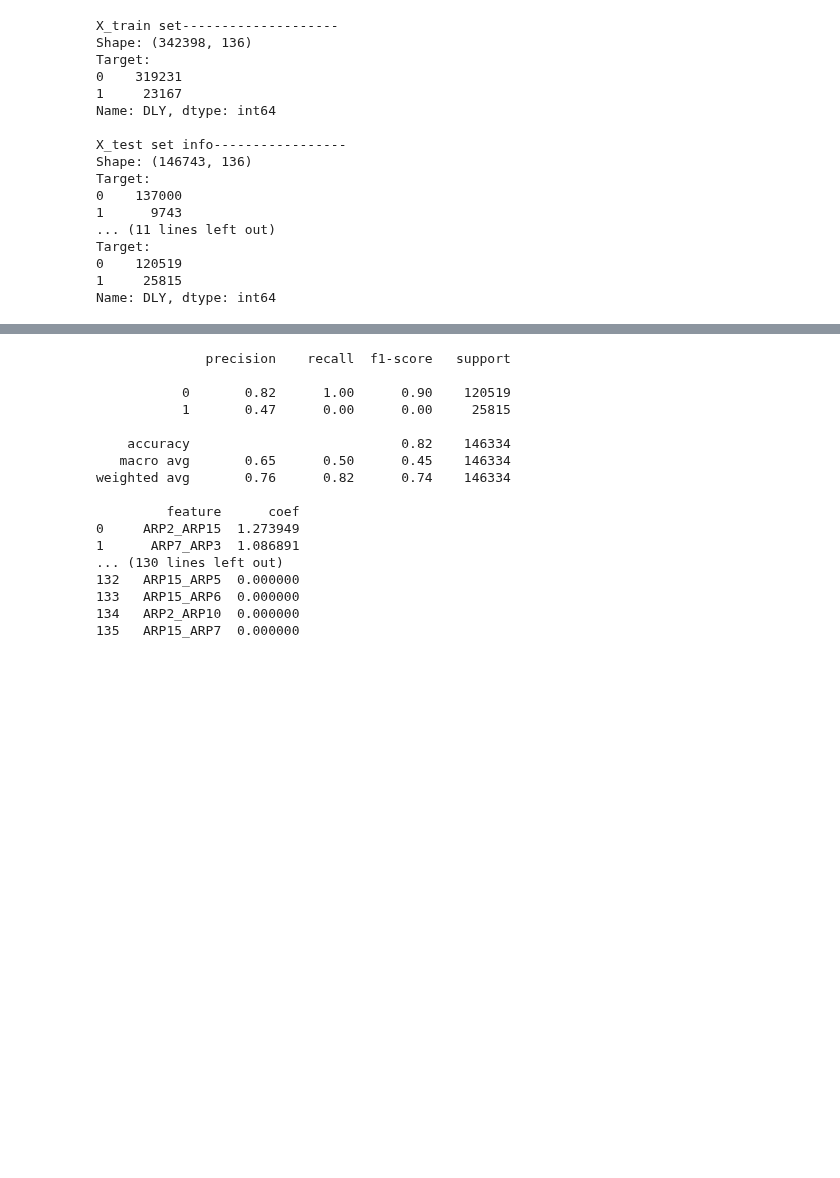
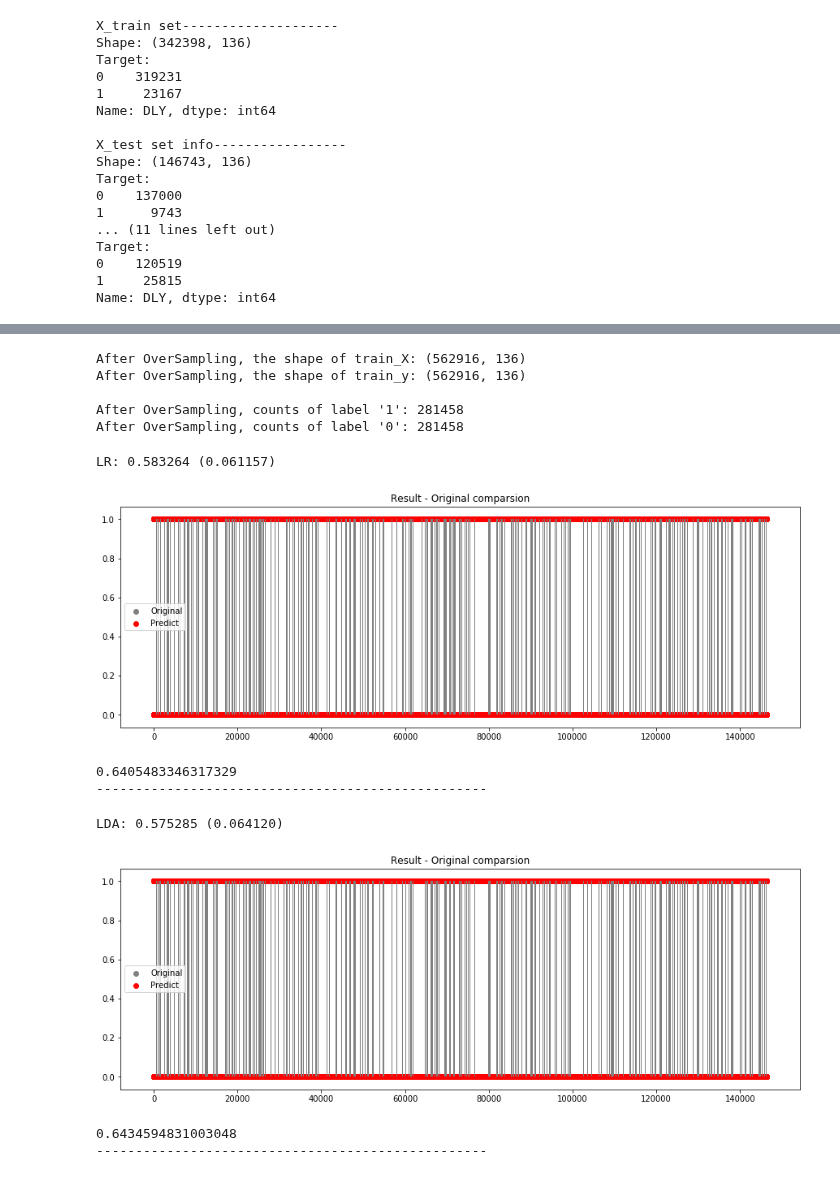
Before and after one commit to KimDoubleB/DelayPrediction, a Jupyter notebook: bb/model.ipynb, the cells around one changed output, grey strips where cells are left out. Saved outputs shown, nothing was run; the diff lists cells and outputs as text; code cells hidden in the pictures; blank space fills up the shorter version.

Commit message:
Run multiple model
A와 D를 나눈 후 여러가지 모델을 실행 가능
(Skew data처리 위한 SMOTE 사용 가능)

```diff
--- a/bb/model.ipynb
+++ b/bb/model.ipynb
@@ -348,6 +347,26 @@ Target:
 0    120519
 1     25815
 Name: DLY, dtype: int64
+# %%
+def imbalance (X_train, y_train):
+
+    from sklearn.datasets import make_classification
+    from sklearn.decomposition import PCA
+    from imblearn.over_sampling import SMOTE
+
+    # 모델설정
+    sm = SMOTE(ratio='auto', kind='regular')
+
+    # train데이터를 넣어 복제함
+    X_resampled, y_resampled = sm.fit_sample(X_train,list(y_train))
+
+    print('After OverSampling, the shape of train_X: {}'.format(X_resampled.shape))
+    print('After OverSampling, the shape of train_y: {} \n'.format(X_resampled.shape))
+
+    print("After OverSampling, counts of label '1': {}".format(sum(y_resampled==1)))
+    print("After OverSampling, counts of label '0': {}".format(sum(y_resampled==0)))
+
+    return [X_resampled, y_resampled]
 # %%
 ############# 변수 중요도 섹션
 def feature_importance(X_train, y_train, X_test, y_test):
@@ -395,23 +508,19 @@ weighted avg       0.87      0.93      0.90    146743
 # %%
-feature_importance(X_train_D,y_train_D, X_test_D, y_test_D)
+runModel (X_train_D,y_train_D, X_test_D, y_test_D)
 # %% [output]
-              precision    recall  f1-score   support
+After OverSampling, the shape of train_X: (562916, 136)
+After OverSampling, the shape of train_y: (562916, 136)
 
-           0       0.82      1.00      0.90    120519
-           1       0.47      0.00      0.00     25815
-
-    accuracy                           0.82    146334
-   macro avg       0.65      0.50      0.45    146334
-weighted avg       0.76      0.82      0.74    146334
-
-         feature      coef
-0     ARP2_ARP15  1.273949
-1      ARP7_ARP3  1.086891
-... (130 lines left out)
-132   ARP15_ARP5  0.000000
-133   ARP15_ARP6  0.000000
-134   ARP2_ARP10  0.000000
-135   ARP15_ARP7  0.000000
+After OverSampling, counts of label '1': 281458
+After OverSampling, counts of label '0': 281458
+LR: 0.583264 (0.061157)
+[figure, added]
+0.6405483346317329
+--------------------------------------------------
+LDA: 0.575285 (0.064120)
+[figure, added]
+0.6434594831003048
+--------------------------------------------------
 # %%
 
 # # X and y variables
```
Also changed, not shown: parts of 6 cells of this notebook.
